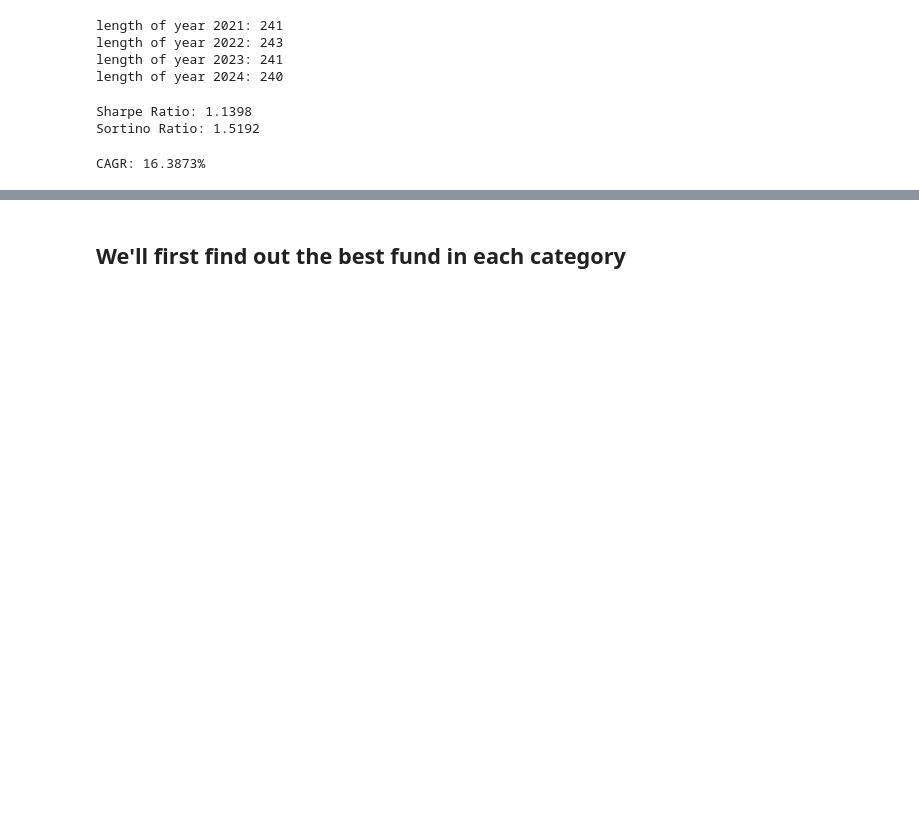
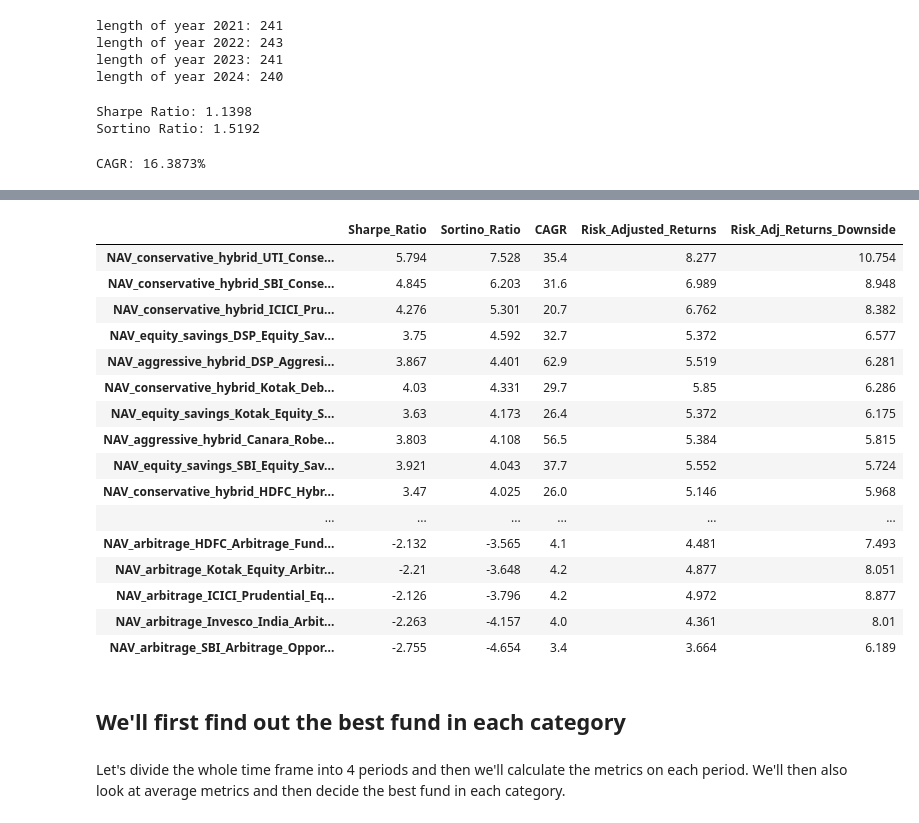
Before and after one commit to Dhruv-Kushwaha2010/mf_portfolio, a Jupyter notebook: mf/analysis.ipynb, the cells around one changed output, grey strips where cells are left out. Saved outputs shown, nothing was run; the diff lists cells and outputs as text; code cells hidden in the pictures; blank space fills up the shorter version.

```diff
--- a/mf/analysis.ipynb
+++ b/mf/analysis.ipynb
@@ -403,2 +539,26 @@ CAGR: 16.3873%
+# %%
+performance_metrics_1 = calculate_performance_metrics(merged_df.loc[:'2020'], risk_free_rate=0.06)
+performance_metrics_1.sort_values('Sortino_Ratio', ascending=False, inplace=True)
+performance_metrics_1
+# %% [output]
+|  | Sharpe_Ratio | Sortino_Ratio | CAGR | Risk_Adjusted_Returns | Risk_Adj_Returns_Downside |
+| NAV_conservative_hybrid_UTI_Conse... | 5.794 | 7.528 | 35.4 | 8.277 | 10.754 |
+| NAV_conservative_hybrid_SBI_Conse... | 4.845 | 6.203 | 31.6 | 6.989 | 8.948 |
+| NAV_conservative_hybrid_ICICI_Pru... | 4.276 | 5.301 | 20.7 | 6.762 | 8.382 |
+| NAV_equity_savings_DSP_Equity_Sav... | 3.75 | 4.592 | 32.7 | 5.372 | 6.577 |
+| NAV_aggressive_hybrid_DSP_Aggresi... | 3.867 | 4.401 | 62.9 | 5.519 | 6.281 |
+| NAV_conservative_hybrid_Kotak_Deb... | 4.03 | 4.331 | 29.7 | 5.85 | 6.286 |
+| NAV_equity_savings_Kotak_Equity_S... | 3.63 | 4.173 | 26.4 | 5.372 | 6.175 |
+| NAV_aggressive_hybrid_Canara_Robe... | 3.803 | 4.108 | 56.5 | 5.384 | 5.815 |
+| NAV_equity_savings_SBI_Equity_Sav... | 3.921 | 4.043 | 37.7 | 5.552 | 5.724 |
+| NAV_conservative_hybrid_HDFC_Hybr... | 3.47 | 4.025 | 26.0 | 5.146 | 5.968 |
+| ... | ... | ... | ... | ... | ... |
+| NAV_arbitrage_HDFC_Arbitrage_Fund... | -2.132 | -3.565 | 4.1 | 4.481 | 7.493 |
+| NAV_arbitrage_Kotak_Equity_Arbitr... | -2.21 | -3.648 | 4.2 | 4.877 | 8.051 |
+| NAV_arbitrage_ICICI_Prudential_Eq... | -2.126 | -3.796 | 4.2 | 4.972 | 8.877 |
+| NAV_arbitrage_Invesco_India_Arbit... | -2.263 | -4.157 | 4.0 | 4.361 | 8.01 |
+| NAV_arbitrage_SBI_Arbitrage_Oppor... | -2.755 | -4.654 | 3.4 | 3.664 | 6.189 |
 # %% [markdown]
 ## We'll first find out the best fund in each category
+# %% [markdown]
+Let's divide the whole time frame into 4 periods and then we'll calculate the metrics on each period. We'll then also look at average metrics and then decide the best fund in each category.
```
Also changed, not shown: parts of 9 cells of this notebook.
